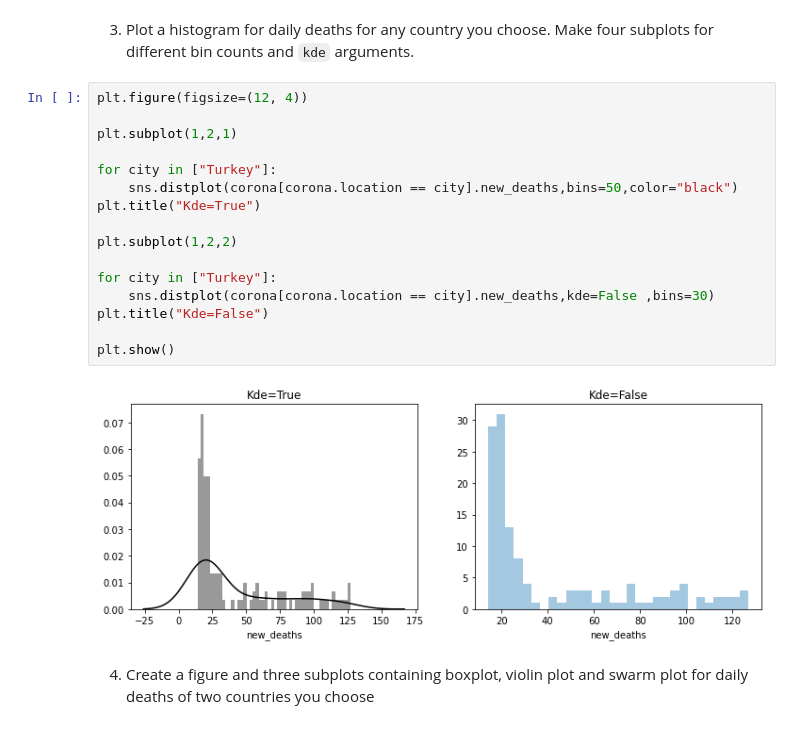
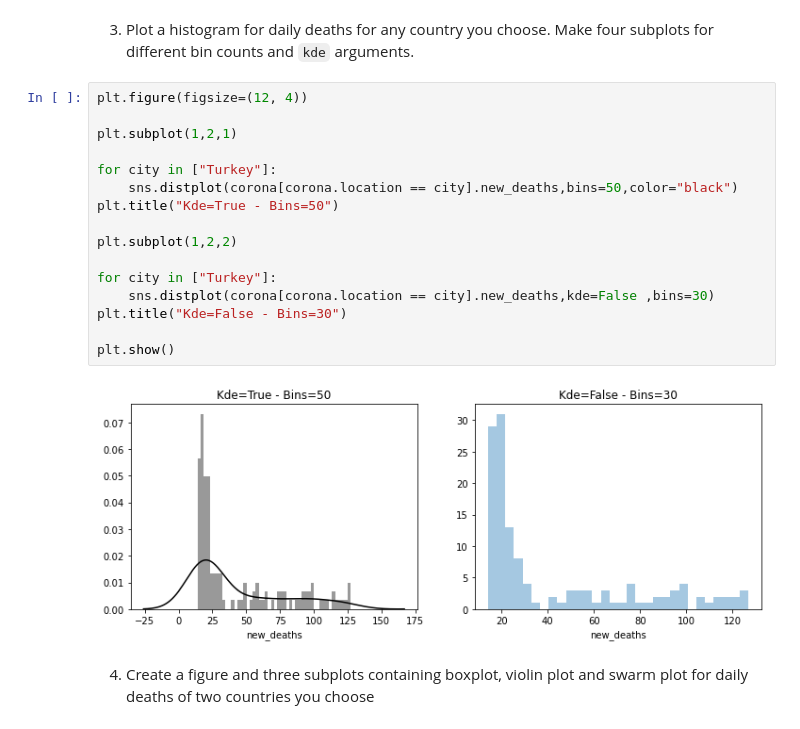
Before and after one commit to semradagyutan/DataScience_Wtech, a Jupyter notebook: Homework-4/04-06 Visulation with Seaborn.ipynb, the cells around one changed output. Drawn from its saved outputs; the diff is of its cells as text.

```diff
--- a/Homework-4/04-06 Visulation with Seaborn.ipynb
+++ b/Homework-4/04-06 Visulation with Seaborn.ipynb
@@ -49,21 +47,21 @@ plt.show()
 # %%
 plt.figure(figsize=(12, 4))
 
 plt.subplot(1,2,1)
 
 for city in ["Turkey"]:
     sns.distplot(corona[corona.location == city].new_deaths,bins=50,color="black")
-plt.title("Kde=True")
+plt.title("Kde=True - Bins=50")
 
 plt.subplot(1,2,2)
 
 for city in ["Turkey"]:
     sns.distplot(corona[corona.location == city].new_deaths,kde=False ,bins=30)
-plt.title("Kde=False")
+plt.title("Kde=False - Bins=30")
 
 plt.show()
 # %% [output]
-[figure, old version]
+[figure, new version]
 # %% [markdown]
 4. Create a figure and three subplots containing boxplot, violin plot and swarm plot for daily deaths of two countries you choose
 # %%
```
Also changed, not shown: parts of 1 cell of this notebook.
